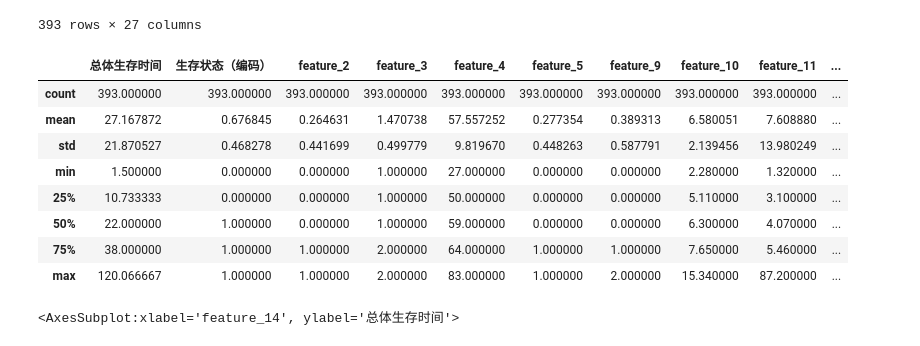
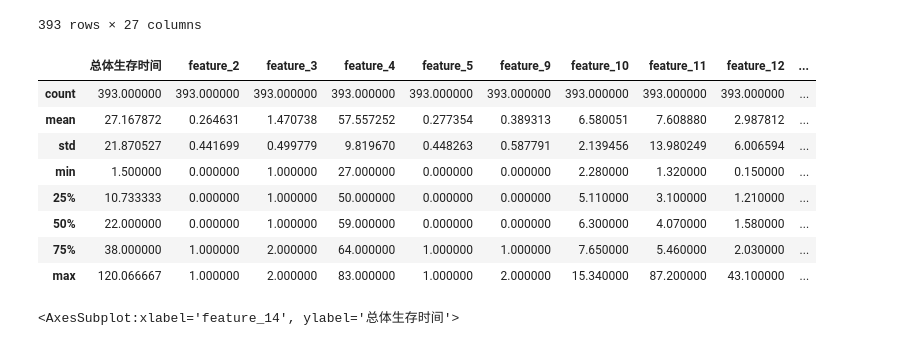
Before and after one commit to Parsonlee/TNM------, a Jupyter notebook: model.ipynb, the cells around one changed output. Drawn from its saved outputs; the diff is of its cells as text; code cells hidden in the pictures.

```diff
--- a/model.ipynb
+++ b/model.ipynb
@@ -47,18 +47,19 @@ data5
 | 391 | 21.733334 | 1 | 1 | 2 | 54 | 0 | 1 | 6.39 | 5.39 | ... |
 | 392 | 21.166666 | 1 | 1 | 2 | 36 | 0 | 1 | 5.40 | 5.21 | ... |
 393 rows × 27 columns
-# %%
-data5.describe()
-# %% [output]
-|  | 总体生存时间 | 生存状态（编码） | feature_2 | feature_3 | feature_4 | feature_5 | feature_9 | feature_10 | feature_11 | ... |
-| count | 393.000000 | 393.000000 | 393.000000 | 393.000000 | 393.000000 | 393.000000 | 393.000000 | 393.000000 | 393.000000 | ... |
-| mean | 27.167872 | 0.676845 | 0.264631 | 1.470738 | 57.557252 | 0.277354 | 0.389313 | 6.580051 | 7.608880 | ... |
-| std | 21.870527 | 0.468278 | 0.441699 | 0.499779 | 9.819670 | 0.448263 | 0.587791 | 2.139456 | 13.980249 | ... |
-| min | 1.500000 | 0.000000 | 0.000000 | 1.000000 | 27.000000 | 0.000000 | 0.000000 | 2.280000 | 1.320000 | ... |
-| 25% | 10.733333 | 0.000000 | 0.000000 | 1.000000 | 50.000000 | 0.000000 | 0.000000 | 5.110000 | 3.100000 | ... |
-| 50% | 22.000000 | 1.000000 | 0.000000 | 1.000000 | 59.000000 | 0.000000 | 0.000000 | 6.300000 | 4.070000 | ... |
-| 75% | 38.000000 | 1.000000 | 1.000000 | 2.000000 | 64.000000 | 1.000000 | 1.000000 | 7.650000 | 5.460000 | ... |
-| max | 120.066667 | 1.000000 | 1.000000 | 2.000000 | 83.000000 | 1.000000 | 2.000000 | 15.340000 | 87.200000 | ... |
+# %%
+data5.drop(["生存状态（编码）", "TNM分期（编码汇总）"], axis=1, inplace=True)
+data5.describe()
+# %% [output]
+|  | 总体生存时间 | feature_2 | feature_3 | feature_4 | feature_5 | feature_9 | feature_10 | feature_11 | feature_12 | ... |
+| count | 393.000000 | 393.000000 | 393.000000 | 393.000000 | 393.000000 | 393.000000 | 393.000000 | 393.000000 | 393.000000 | ... |
+| mean | 27.167872 | 0.264631 | 1.470738 | 57.557252 | 0.277354 | 0.389313 | 6.580051 | 7.608880 | 2.987812 | ... |
+| std | 21.870527 | 0.441699 | 0.499779 | 9.819670 | 0.448263 | 0.587791 | 2.139456 | 13.980249 | 6.006594 | ... |
+| min | 1.500000 | 0.000000 | 1.000000 | 27.000000 | 0.000000 | 0.000000 | 2.280000 | 1.320000 | 0.150000 | ... |
+| 25% | 10.733333 | 0.000000 | 1.000000 | 50.000000 | 0.000000 | 0.000000 | 5.110000 | 3.100000 | 1.210000 | ... |
+| 50% | 22.000000 | 0.000000 | 1.000000 | 59.000000 | 0.000000 | 0.000000 | 6.300000 | 4.070000 | 1.580000 | ... |
+| 75% | 38.000000 | 1.000000 | 2.000000 | 64.000000 | 1.000000 | 1.000000 | 7.650000 | 5.460000 | 2.030000 | ... |
+| max | 120.066667 | 1.000000 | 2.000000 | 83.000000 | 1.000000 | 2.000000 | 15.340000 | 87.200000 | 43.100000 | ... |
 # %%
 plt.figure(figsize=(12, 8))
 sns.scatterplot(x=data5['feature_14'], y=data5['总体生存时间'], hue=data5['淋巴清扫'])
```
Also changed, not shown: parts of 21 cells of this notebook, 5 other files.
